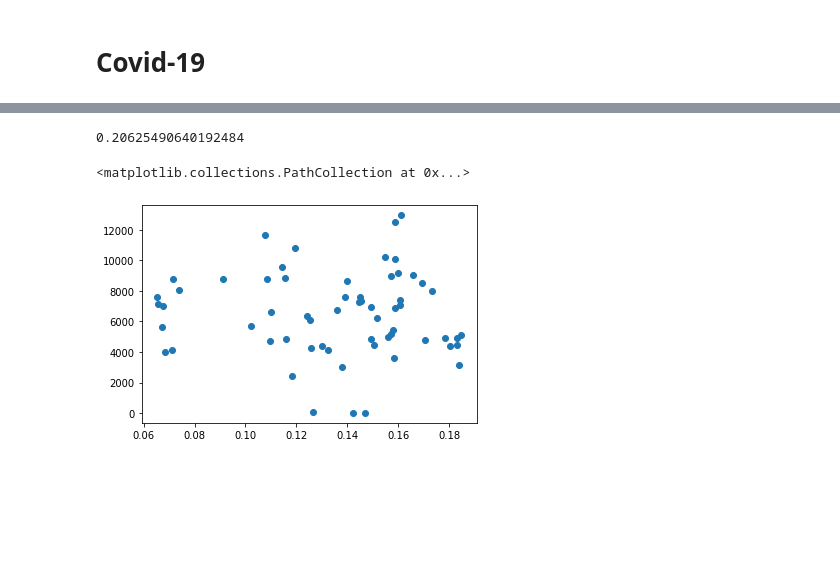
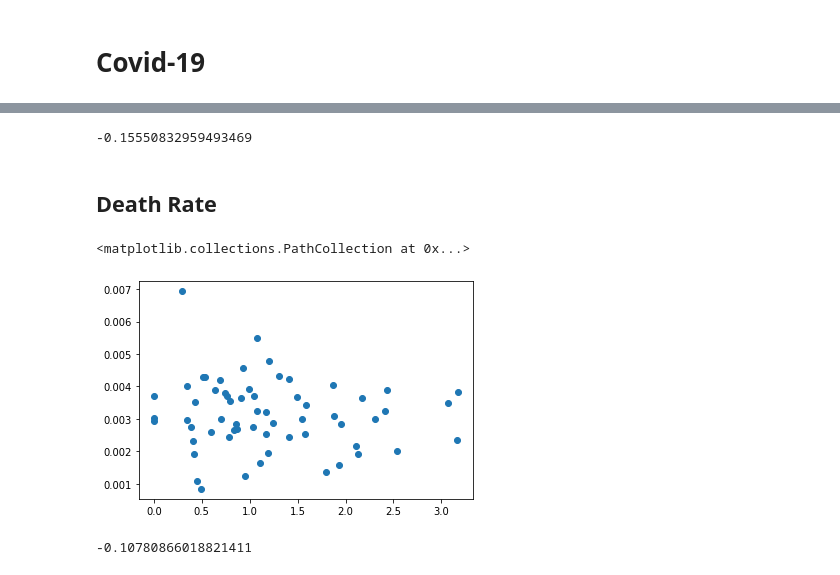
Before and after one commit to chengzegang/Relationship-between-Covid-19-and-Unlawful-Incidents-in-New-York-City, a Jupyter notebook: overview_part2_RCI.ipynb, the cells around one changed output, grey strips where cells are left out. Cells and saved outputs as stored; diff of their text form; code cells hidden in the pictures; blank space fills up the shorter version.

```diff
--- a/overview_part2_RCI.ipynb
+++ b/overview_part2_RCI.ipynb
@@ -189,9 +154,16 @@ covid_crime
-# %%
-covid_crime['covid_case_num'].corr(covid_crime['crime_case_num'])
-# %% [output]
-0.20625490640192484
-# %%
-plt.scatter(covid_crime['ct_rate'], covid_crime['crime_case_num'])
-# %% [output]
-<matplotlib.collections.PathCollection at 0x...>
-[figure, removed]
+# %%
+covid['RCI_rate'].corr(covid['pos_rate'])
+# %% [output]
+-0.15550832959493469
+# %% [markdown]
+## Death Rate
+# %%
+%matplotlib inline
+plt.scatter(covid['RCI_rate'], covid['death_rate'])
+# %% [output]
+<matplotlib.collections.PathCollection at 0x...>
+[figure, added]
+# %%
+covid['RCI_rate'].corr(covid['death_rate'])
+# %% [output]
+-0.10780866018821411
```
Also changed, not shown: parts of 23 cells of this notebook, 2 other files.
